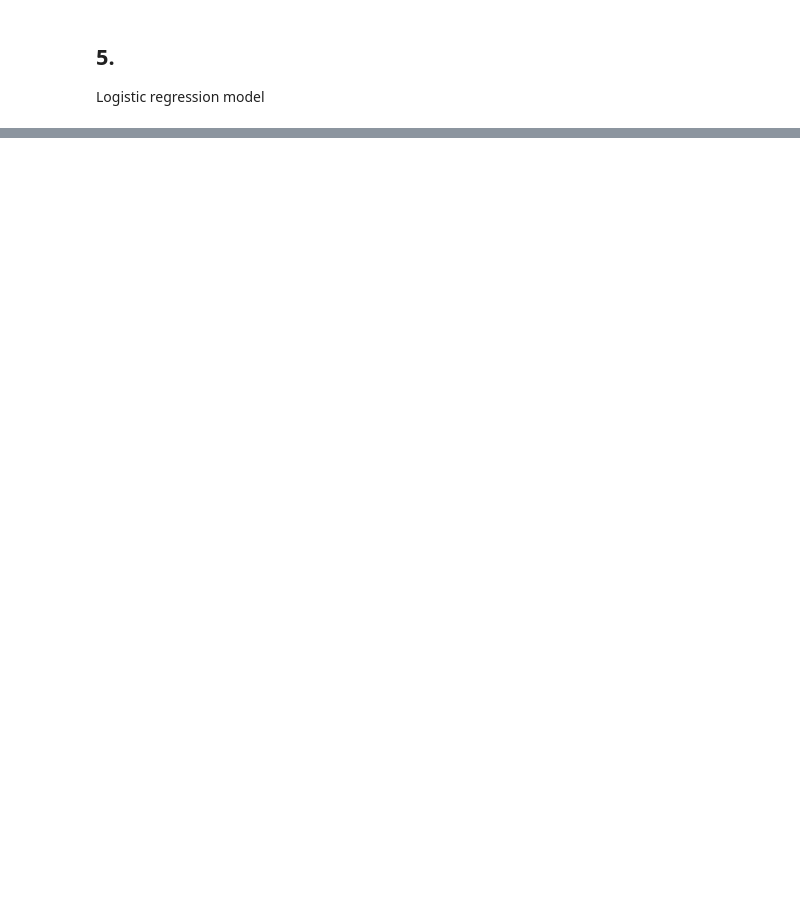
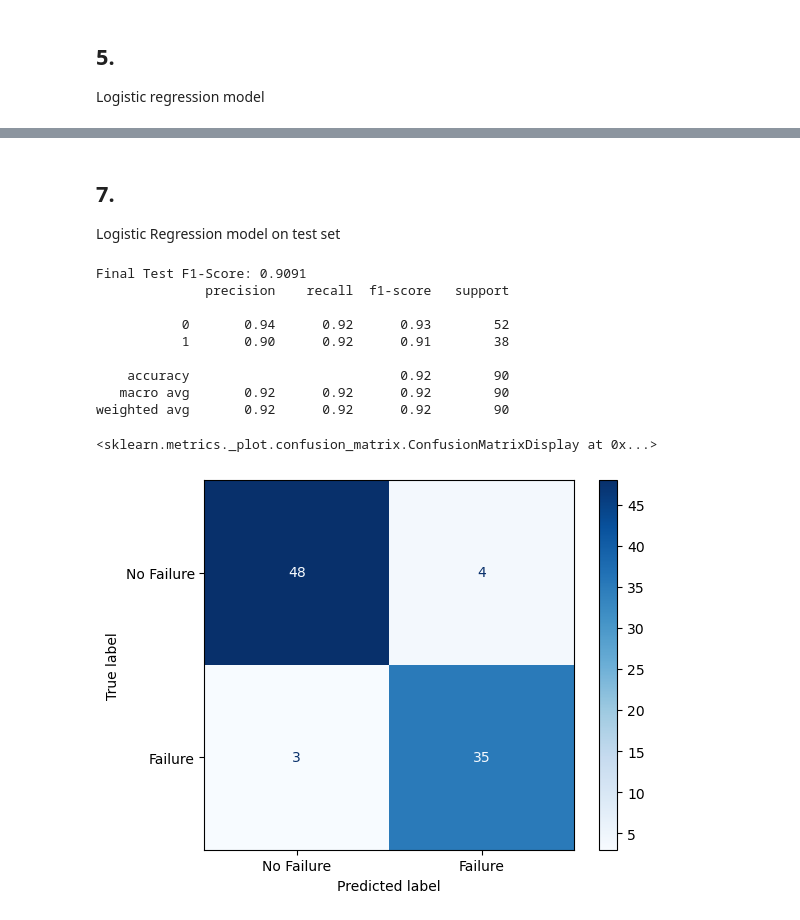
Before and after one commit to dannylee112/Machine-learning-models, a Jupyter notebook: ITNPBD6.ipynb, the cells around one changed output, grey strips where cells are left out. Saved outputs shown, nothing was run; the diff lists cells and outputs as text; code cells hidden in the pictures; blank space fills up the shorter version.

Commit message:
Logstic Regression continued

```diff
--- a/ITNPBD6.ipynb
+++ b/ITNPBD6.ipynb
@@ -397,0 +333,14 @@ plt.show()
+# %%
+#Imputing missing values in numerical columns with the median value of each column, as the median is less affected by outliers than the mean
+
+missing_cols = ["structural_mass_ratio",
+                "recent_precipitation",
+                "infrastructure_age",
+                "vibration_exposure",
+                "moisture_stress"]
+
+for col in missing_cols:
+    # Calculate the median first
+    median_val = X_train_cleaned[col].median()
+    # Reassign the column with the filled values
+    X_test_cleaned[col] = X_test_cleaned[col].fillna(median_val)
@@ -397,0 +372,8 @@ plt.show()
+# %%
+# Use the ALREADY FITTED col_transform from your training step
+# DO NOT re-define 't' or call .fit() again
+X_test_encoded = col_transform.transform(X_test_cleaned)
+
+# X_test_encoded will now be a numpy array, which can be used for training
+# the columns in this are the raw data
+print(X_test_encoded)
@@ -397,0 +394,36 @@ plt.show()
+# %% [markdown]
+## 7.
+
+Logistic Regression model on test set
+# %%
+# Retrieve the best estimator from grid search
+best_log_reg = grid_search.best_estimator_
+
+# Generate predictions for the test set
+y_pred = best_log_reg.predict(X_test_encoded)
+# %%
+from sklearn.metrics import confusion_matrix, f1_score, ConfusionMatrixDisplay, classification_report
+
+# 1. Calculate the final F1-Score on the test set
+test_f1 = f1_score(y_test_cleaned, y_pred)
+print(f"Final Test F1-Score: {test_f1:.4f}")
+
+# 2. Detailed report (Precision, Recall, etc.)
+print(classification_report(y_test_cleaned, y_pred))
+
+# 3. Create and plot the Confusion Matrix
+cm = confusion_matrix(y_test_cleaned, y_pred)
+disp = ConfusionMatrixDisplay(confusion_matrix=cm, display_labels=['No Failure', 'Failure'])
+disp.plot(cmap='Blues')
+# %% [output]
+Final Test F1-Score: 0.9091
+              precision    recall  f1-score   support
+
+           0       0.94      0.92      0.93        52
+           1       0.90      0.92      0.91        38
+
+    accuracy                           0.92        90
+   macro avg       0.92      0.92      0.92        90
+weighted avg       0.92      0.92      0.92        90
+<sklearn.metrics._plot.confusion_matrix.ConfusionMatrixDisplay at 0x...>
+[figure, added]
```
Also changed, not shown: parts of 24 cells of this notebook.
